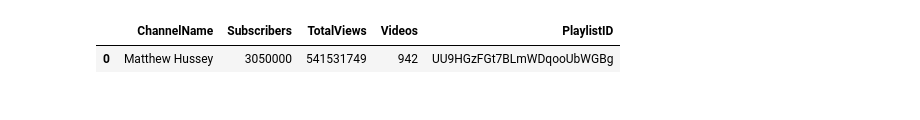
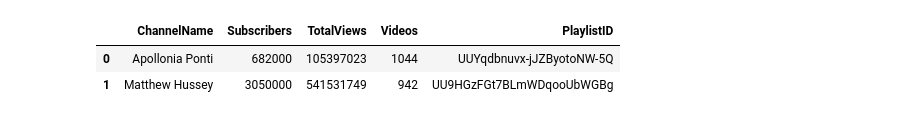
Before and after one commit to vsalto/Ironhack-Module3-project, a Jupyter notebook: notebooks/youtube_content_analysis.ipynb, the cells around one changed output. Cells and saved outputs as stored; diff of their text form; code cells hidden in the pictures.

```diff
--- a/notebooks/youtube_content_analysis.ipynb
+++ b/notebooks/youtube_content_analysis.ipynb
@@ -11,8 +11,8 @@ file = open('API_key.txt')
 api_key = file.read()
 #api_key
 # %%
-channel_ids = ['UC9HGzFGt7BLmWDqooUbWGBg',
-               #'UCYqdbnuvx-jJZByotoNW-5Q',
+channel_ids = ['UC9HGzFGt7BLmWDqooUbWGBg', #Matthew ID
+               'UCYqdbnuvx-jJZByotoNW-5Q', # Apollonia
               ]
 # %%
 api_service_name = "youtube"
@@ -42,6 +42,8 @@ def get_channel_stats(youtube, channel_ids):
     return(pd.DataFrame(data))
 # %%
-get_channel_stats(youtube, channel_ids)
+df = get_channel_stats(youtube, channel_ids)
+df
 # %% [output]
 |  | ChannelName | Subscribers | TotalViews | Videos | PlaylistID |
-| 0 | Matthew Hussey | 3050000 | 541531749 | 942 | UU9HGzFGt7BLmWDqooUbWGBg |
+| 0 | Apollonia Ponti | 682000 | 105397023 | 1044 | UUYqdbnuvx-jJZByotoNW-5Q |
+| 1 | Matthew Hussey | 3050000 | 541531749 | 942 | UU9HGzFGt7BLmWDqooUbWGBg |
```
Also changed, not shown: parts of 4 cells of this notebook.
